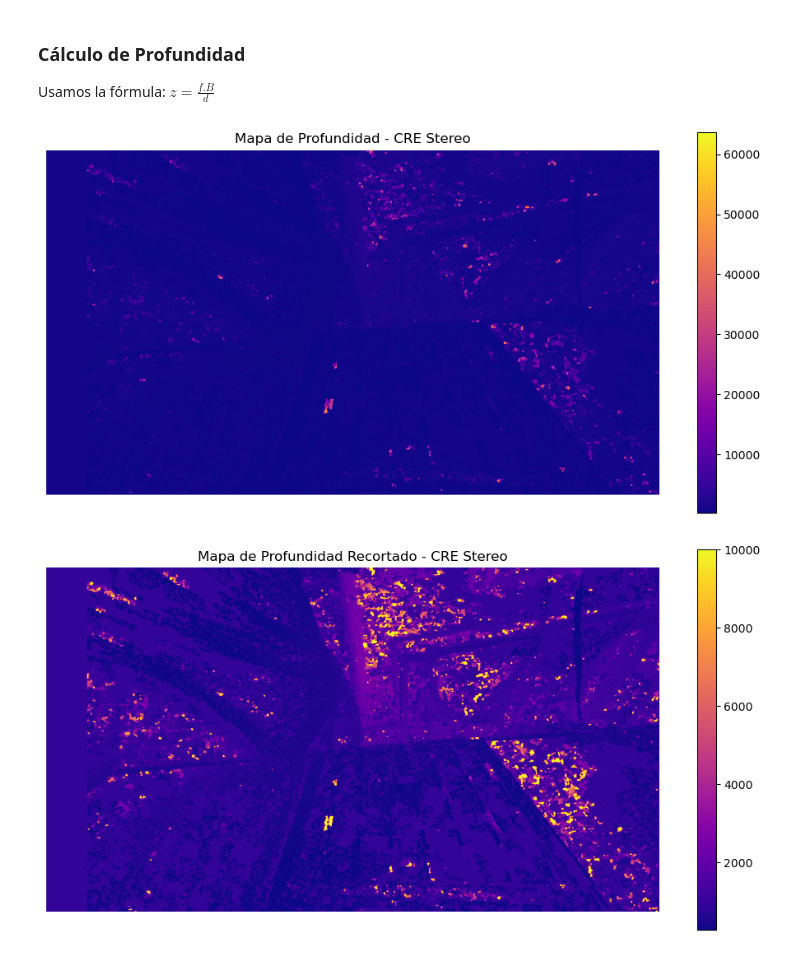
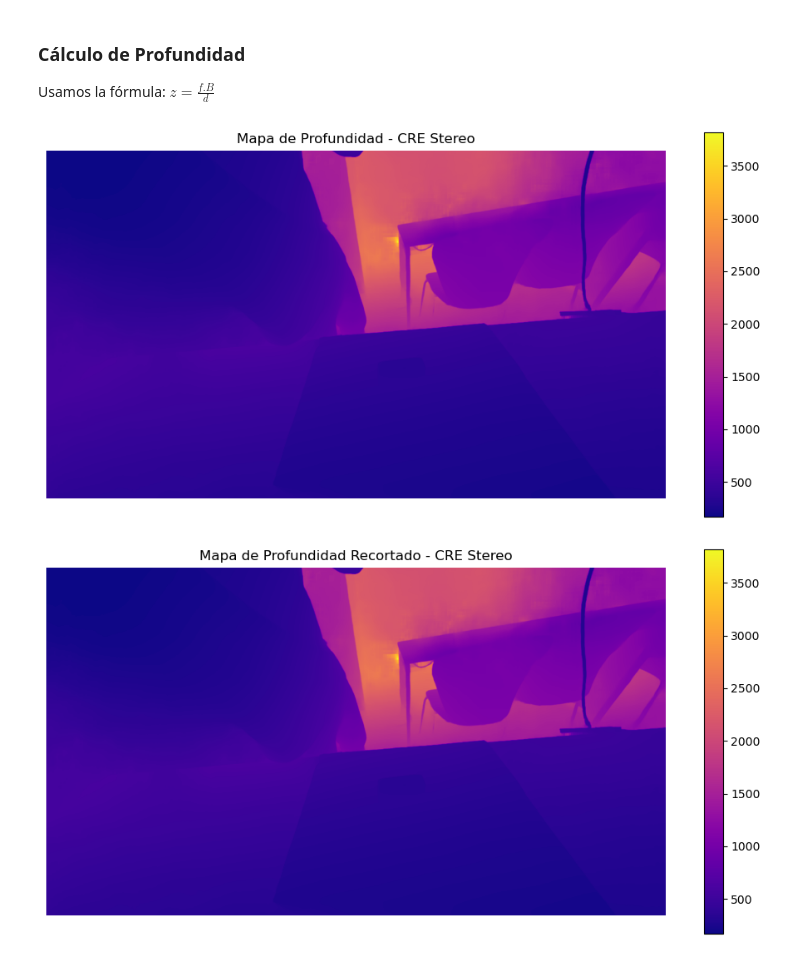
Before and after one commit to timomenceyra/TP2_Reconstruccion3D, a Jupyter notebook: tp2_reconstruccion_3d/nuevo/tp2_2.ipynb, the cells around one changed output. Drawn from its saved outputs; the diff is of its cells as text; code cells hidden in the pictures.

```diff
--- a/tp2_reconstruccion_3d/nuevo/tp2_2.ipynb
+++ b/tp2_reconstruccion_3d/nuevo/tp2_2.ipynb
@@ -217,30 +217,30 @@ models/crestereo_combined_iter5_720x1280.onnx
 Usamos la fórmula:
 $ z = \frac{f . B}{d} $
 # %%
-# disparity_map_cs_px = disparity_map_cs.disparity_pixels
+disparity_map_cs_px = disparity_map_cs.disparity_pixels
 
 f = calib['left_K'][0][0]  # Focal en píxeles
 B = baseline
 
-depth_map_sgbm = compute_depth(disparity_map_sgbm, f, B)
+depth_map_cs_px = compute_depth(disparity_map_cs_px, f, B)
 
 plt.figure(figsize=(12, 6))
-plt.imshow(depth_map_sgbm, cmap='plasma')
+plt.imshow(depth_map_cs_px, cmap='plasma')
 plt.colorbar()
 plt.title('Mapa de Profundidad - CRE Stereo')
 plt.axis('off')
 plt.show()
 # %% [output]
-[figure, old version]
+[figure, new version]
 # %%
-depth_map_sgbm2 = depth_map_sgbm.copy()
-depth_map_sgbm2[depth_map_sgbm2 > 10000] = 10000
+depth_map_cs_px2 = depth_map_cs_px.copy()
+depth_map_cs_px2[depth_map_cs_px2 > 10000] = 10000
 
 plt.figure(figsize=(12, 6))
-plt.imshow(depth_map_sgbm2, cmap='plasma')
+plt.imshow(depth_map_cs_px2, cmap='plasma')
 plt.colorbar()
 plt.title('Mapa de Profundidad Recortado - CRE Stereo')
 plt.axis('off')
 plt.show()
 # %% [output]
-[figure, old version]
+[figure, new version]
```
